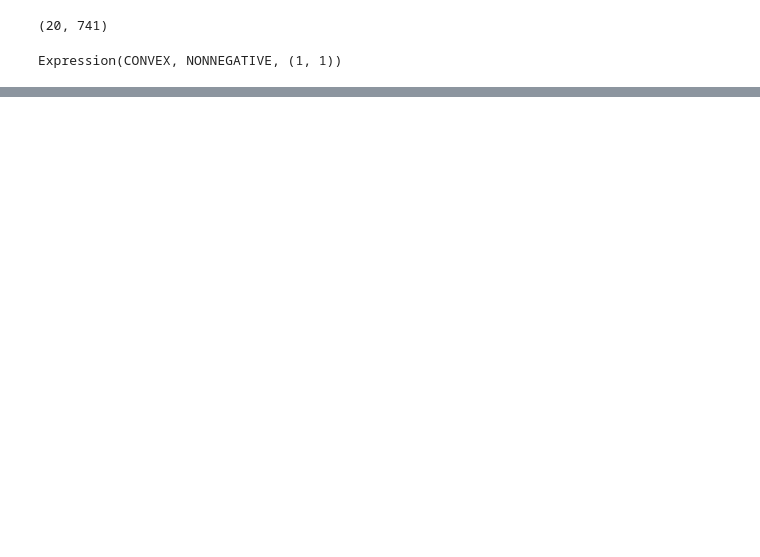
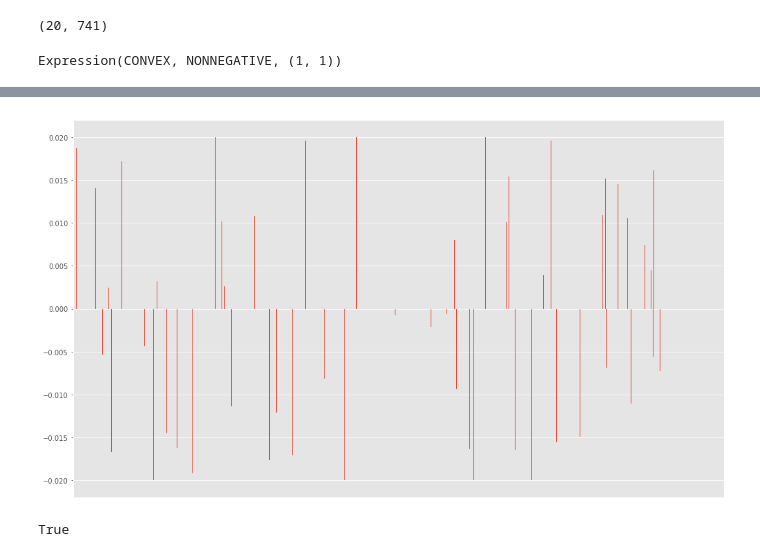
Before and after one commit to rwuebker/backtesting, a Jupyter notebook: optimal_holdings_tester.ipynb, the cells around one changed output, grey strips where cells are left out. Cells and saved outputs as stored; diff of their text form; code cells hidden in the pictures; blank space fills up the shorter version.

```diff
--- a/optimal_holdings_tester.ipynb
+++ b/optimal_holdings_tester.ipynb
@@ -285,0 +296,6 @@ True
+# %%
+(result).plot.bar(legend=False)
+x_axis = plt.axes().get_xaxis()
+x_axis.set_visible(False)
+plt.tight_layout()
+# %% [output]
@@ -285,0 +304 @@ True
+[figure, added]
@@ -285,0 +378,5 @@ True
+# %%
+oh = OptimalHoldings(risk_model, alpha_vector, previous, lambda_reg=0.50)
+oh._get_obj()
+# %% [output]
+True
```
Also changed, not shown: parts of 11 cells of this notebook.
